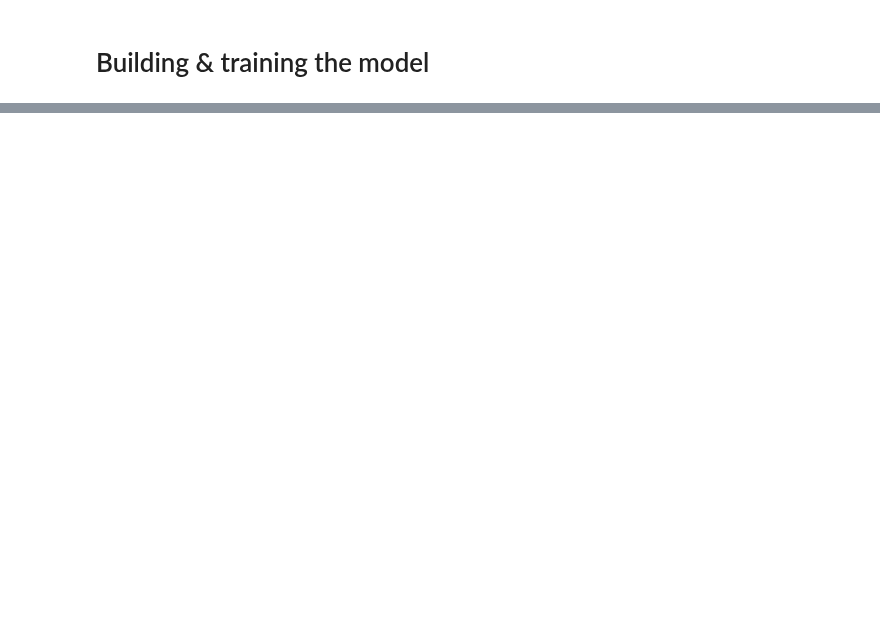
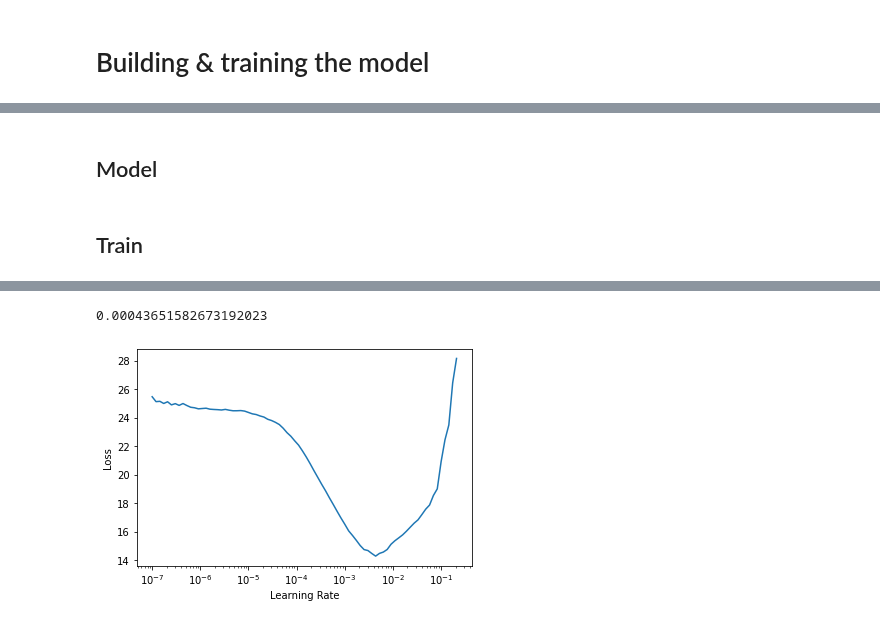
Before and after one commit to mccallion/rory, a Jupyter notebook: _20201002_coco_labeledbbox.ipynb, the cells around one changed output, grey strips where cells are left out. Cells and saved outputs as stored; diff of their text form; code cells hidden in the pictures; blank space fills up the shorter version.

Commit message:
_coco_labeledbbox seems to be working; classes are and it looks like bboxes are, too. huzzah!

```diff
--- a/_20201002_coco_labeledbbox.ipynb
+++ b/_20201002_coco_labeledbbox.ipynb
@@ -72,3 +5,0 @@ dls = dss.dataloaders(bs=64, after_item=cpu_tfms, after_batch=gpu_tfms)
-# %%
-x,y = dls.one_batch()
-print(x.shape, y[0].shape, y[1].shape)
@@ -176,17 +5,0 @@ def labeledbbox_loss(input, target):
-# %%
-### Train ###
-lr_min, _ = learn.lr_find()
-# learn.fit_one_cycle(10, lr=lr_min)
-# learn.save(...)
-
-def show_preds(dss=dss, inf=inf, pipe=pipe, n=8, offset=0, nrows=2, ncols=4, sz=224):
-    ctxs = get_grid(n, nrows, ncols)
-    for i,ctx in enumerate(ctxs):
-        im,bb = pipe(dss[i+offset]) # tfms for resizing ims and bbs
-        pred = inf.predict(im)
-        show_image(im, ctx=ctx)
-        ((bb+1)*sz//2).show(ctx=ctx)
-        pred[0].show(ctx=ctx, color='magenta')
-# p = Pipeline([PointScaler(), Resize(im_size, method=ResizeMethod.Squish)])
-# inf = load_learner('_20201002_coco_tensorbox_learner_20201005.pkl')
-# show_preds(dss, inf, p)
@@ -192,0 +48,22 @@ def show_preds(dss=dss, inf=inf, pipe=pipe, n=8, offset=0, nrows=2, ncols=4, sz=
+# %% [markdown]
+## Model
+# %%
+### Model ###
+class custom_module(Module):
+    def __init__(self, body, head):
+        self.body, self.head = body, head
+
+    def forward(self, x):
+        return self.head(self.body(x))
+body = create_body(resnet34, pretrained=True)
+head = create_head(1024, 4+dss.c, ps=0.5)
+mod  = custom_module(body, head)
+
+
+### Loss ###
+# make this a class that finds alpha, beta, and gamma on init
+def lbb_loss(pred, targ_bb, targ_lbl):
+    mse = MSELossFlat()(pred[:,:4], torch.squeeze(targ_bb))
+    cel = CrossEntropyLossFlat()(pred[:,4:], targ_lbl)
+    alpha, beta, gamma = 1,10,1
+    return mse*alpha + cel*beta*gamma
@@ -192,0 +80,6 @@ def show_preds(dss=dss, inf=inf, pipe=pipe, n=8, offset=0, nrows=2, ncols=4, sz=
+# %% [markdown]
+## Train
+# %%
+learner = Learner(dls, mod, loss_func=lbb_loss)
+lr_min, _ = learner.lr_find(); lr_min
+# %% [output]
@@ -192,0 +87,2 @@ def show_preds(dss=dss, inf=inf, pipe=pipe, n=8, offset=0, nrows=2, ncols=4, sz=
+0.00043651582673192023
+[figure, added]
```
Also changed, not shown: parts of 45 cells of this notebook, 6 other files.
